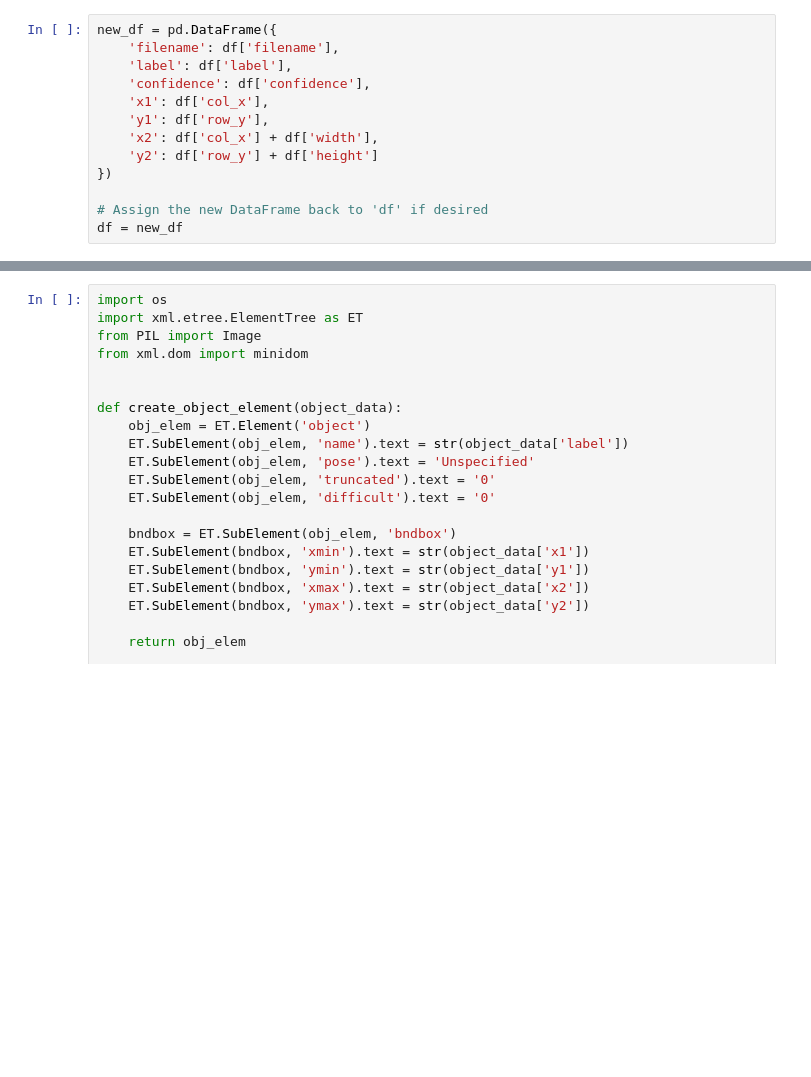
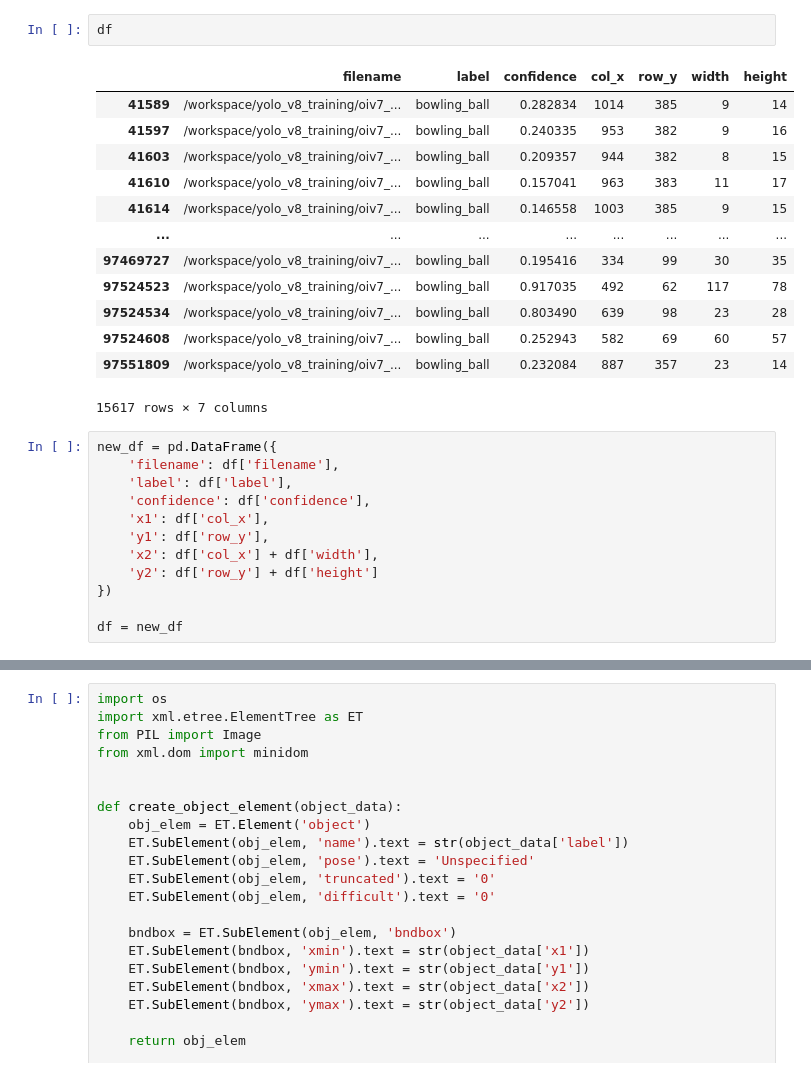
Before and after one commit to dnth/data-flywheel, a Jupyter notebook: notebooks/iv/eva_val_set_load_data.ipynb, the cells around one changed output, grey strips where cells are left out. Cells and saved outputs as stored; diff of their text form; blank space fills up the shorter version.

```diff
--- a/notebooks/iv/eva_val_set_load_data.ipynb
+++ b/notebooks/iv/eva_val_set_load_data.ipynb
@@ -38,3 +38,19 @@ df
+# %%
+df
+# %% [output]
+|  | filename | label | confidence | col_x | row_y | width | height |
+| 41589 | /workspace/yolo_v8_training/oiv7_... | bowling_ball | 0.282834 | 1014 | 385 | 9 | 14 |
+| 41597 | /workspace/yolo_v8_training/oiv7_... | bowling_ball | 0.240335 | 953 | 382 | 9 | 16 |
+| 41603 | /workspace/yolo_v8_training/oiv7_... | bowling_ball | 0.209357 | 944 | 382 | 8 | 15 |
+| 41610 | /workspace/yolo_v8_training/oiv7_... | bowling_ball | 0.157041 | 963 | 383 | 11 | 17 |
+| 41614 | /workspace/yolo_v8_training/oiv7_... | bowling_ball | 0.146558 | 1003 | 385 | 9 | 15 |
+| ... | ... | ... | ... | ... | ... | ... | ... |
+| 97469727 | /workspace/yolo_v8_training/oiv7_... | bowling_ball | 0.195416 | 334 | 99 | 30 | 35 |
+| 97524523 | /workspace/yolo_v8_training/oiv7_... | bowling_ball | 0.917035 | 492 | 62 | 117 | 78 |
+| 97524534 | /workspace/yolo_v8_training/oiv7_... | bowling_ball | 0.803490 | 639 | 98 | 23 | 28 |
+| 97524608 | /workspace/yolo_v8_training/oiv7_... | bowling_ball | 0.252943 | 582 | 69 | 60 | 57 |
+| 97551809 | /workspace/yolo_v8_training/oiv7_... | bowling_ball | 0.232084 | 887 | 357 | 23 | 14 |
+15617 rows × 7 columns
 # %%
 new_df = pd.DataFrame({
     'filename': df['filename'],
@@ -46,7 +62,6 @@ new_df = pd.DataFrame({
     'y2': df['row_y'] + df['height']
 })
 
-# Assign the new DataFrame back to 'df' if desired
 df = new_df
 # %%
 df
```
Also changed, not shown: parts of 5 cells of this notebook.
